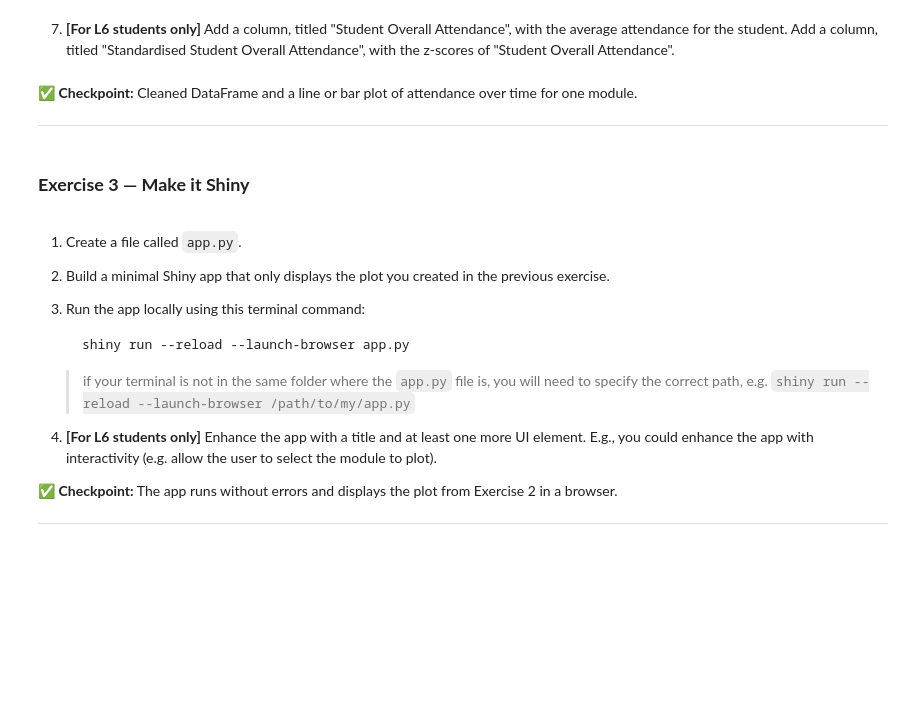
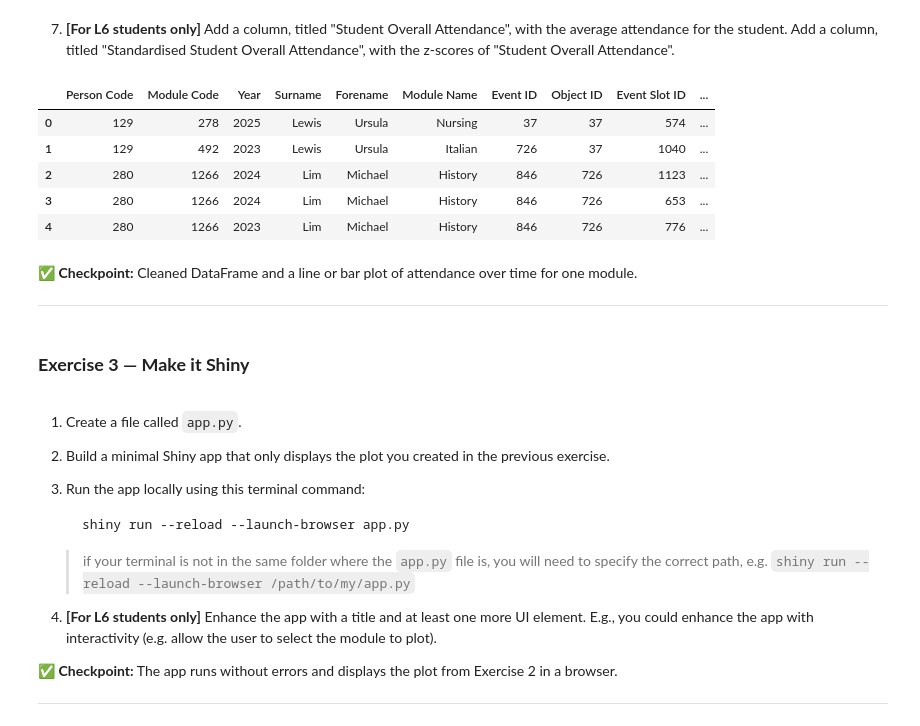
Before and after one commit to knnthfrmn/dsc25, a Jupyter notebook: summative1-1.ipynb, the cells around one changed output. Saved outputs shown, nothing was run; the diff lists cells and outputs as text; code cells hidden in the pictures; blank space fills up the shorter version.

```diff
--- a/summative1-1.ipynb
+++ b/summative1-1.ipynb
@@ -188,5 +218,28 @@ a_data['Date'] = pd.to_datetime(a_data['Date'])
 # %% [markdown]
 7. **[For L6 students only]** Add a column, titled "Student Overall Attendance", with the average attendance for the student. Add a column, titled "Standardised Student Overall Attendance", with the z-scores of "Student Overall Attendance".
+# %%
+#attendance rate for each student
+student_attendance = a_data.groupby('Person Code').agg({'Attended':'sum','NotAttended':'sum'}).reset_index()
+student_attendance['Student overall attendance'] = (student_attendance['Attended'] / (student_attendance['Attended'] + student_attendance['NotAttended']))
+
+#z scores
+mean_attendance = student_attendance['Student overall attendance'].mean()
+std_attendance = student_attendance['Student overall attendance'].std()
+student_attendance['Standardised student overall attendance'] = ((student_attendance['Student overall attendance'] - mean_attendance) / std_attendance)
+
+#add to original dataframe
+a_data = a_data.merge(
+    student_attendance[['Person Code', 'Student overall attendance', 'Standardised student overall attendance']],
+    on='Person Code',
+    how='left')
+a_data.head(5)
+# %% [output]
+|  | Person Code | Module Code | Year | Surname | Forename | Module Name | Event ID | Object ID | Event Slot ID | ... |
+| 0 | 129 | 278 | 2025 | Lewis | Ursula | Nursing | 37 | 37 | 574 | ... |
+| 1 | 129 | 492 | 2023 | Lewis | Ursula | Italian | 726 | 37 | 1040 | ... |
+| 2 | 280 | 1266 | 2024 | Lim | Michael | History | 846 | 726 | 1123 | ... |
+| 3 | 280 | 1266 | 2024 | Lim | Michael | History | 846 | 726 | 653 | ... |
+| 4 | 280 | 1266 | 2023 | Lim | Michael | History | 846 | 726 | 776 | ... |
 # %% [markdown]
 ✅ **Checkpoint:** Cleaned DataFrame and a line or bar plot of attendance over time for one module.
 
```
Also changed, not shown: parts of 7 cells of this notebook, 2 other files.
